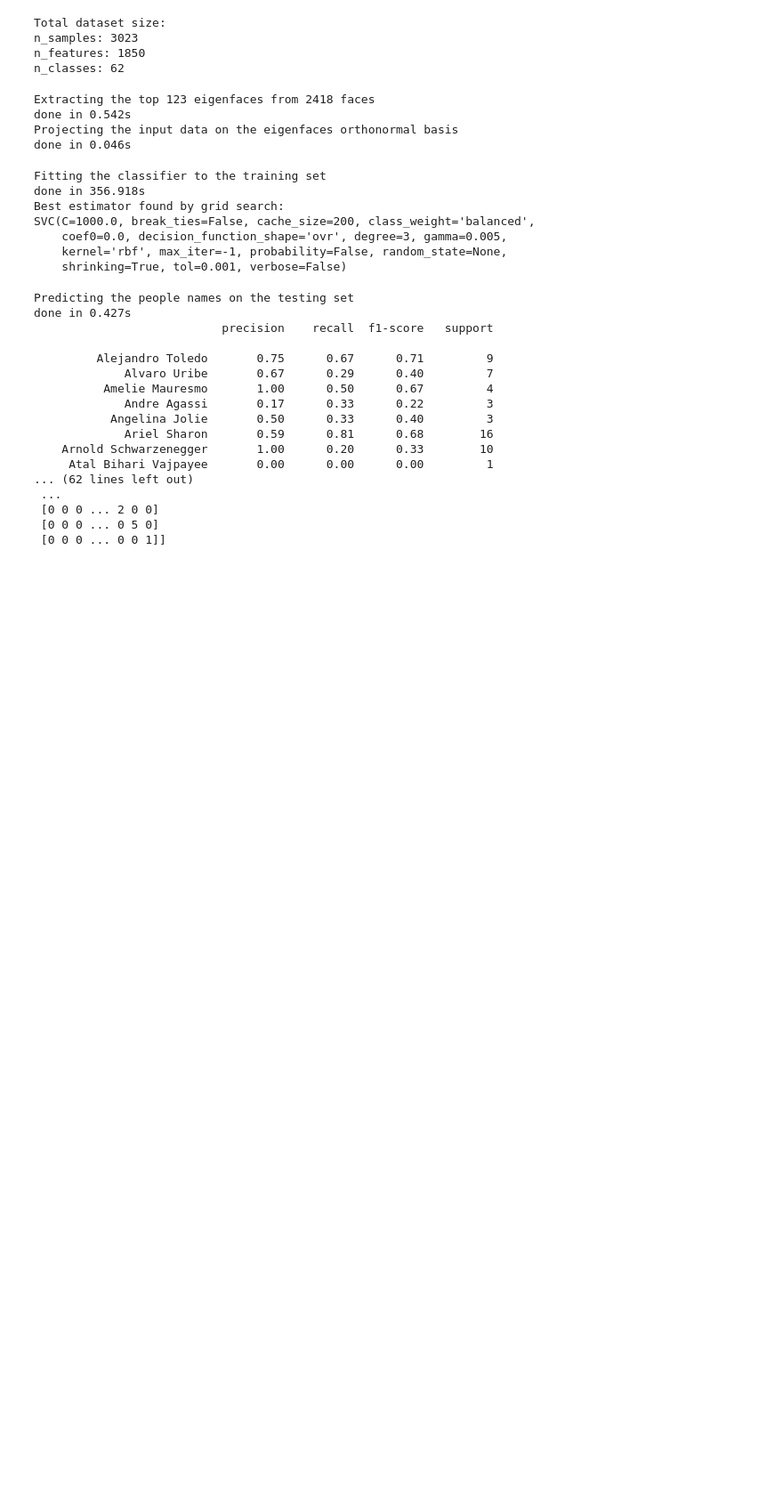
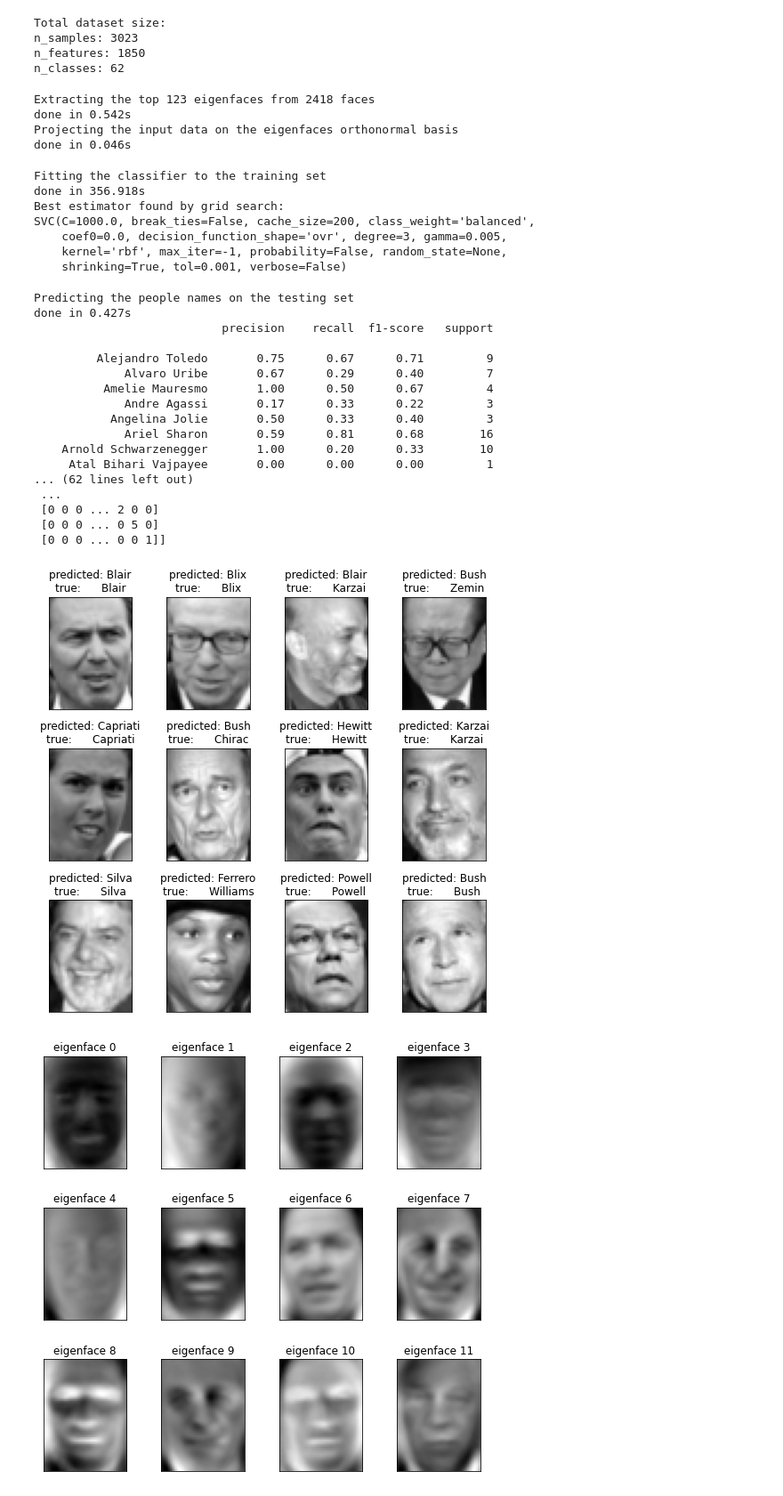
Before and after one commit to salehian/machine-learning, a Jupyter notebook: unsupervised-learning/projects/EigenFaces.ipynb, the cells around one changed output. Shown: that part at 89% size. Drawn from its saved outputs; the diff is of its cells as text; code cells hidden in the pictures; blank space fills up the shorter version.

Commit message:
Qualitative evaluation of the predictions using matplotlib

```diff
--- a/unsupervised-learning/projects/EigenFaces.ipynb
+++ b/unsupervised-learning/projects/EigenFaces.ipynb
@@ -117,3 +117,39 @@ done in 0.427s
  [0 0 0 ... 2 0 0]
  [0 0 0 ... 0 5 0]
  [0 0 0 ... 0 0 1]]
+# %%
+# Qualitative evaluation of the predictions using matplotlib
+
+def plot_gallery(images, titles, h, w, n_row=3, n_col=4):
+    """Helper function to plot a gallery of portraits"""
+    pl.figure(figsize=(1.8 * n_col, 2.4 * n_row))
+    pl.subplots_adjust(bottom=0, left=.01, right=.99, top=.90, hspace=.35)
+    for i in range(n_row * n_col):
+        pl.subplot(n_row, n_col, i + 1)
+        pl.imshow(images[i].reshape((h, w)), cmap=pl.cm.gray)
+        pl.title(titles[i], size=12)
+        pl.xticks(())
+        pl.yticks(())
+
+
+# plot the result of the prediction on a portion of the test set
+
+def title(y_pred, y_test, target_names, i):
+    pred_name = target_names[y_pred[i]].rsplit(' ', 1)[-1]
+    true_name = target_names[y_test[i]].rsplit(' ', 1)[-1]
+    return 'predicted: %s\ntrue:      %s' % (pred_name, true_name)
+
+prediction_titles = [title(y_pred, y_test, target_names, i)
+                         for i in range(y_pred.shape[0])]
+
+plot_gallery(X_test, prediction_titles, h, w)
+
+# plot the gallery of the most significative eigenfaces
+
+eigenface_titles = ["eigenface %d" % i for i in range(eigenfaces.shape[0])]
+plot_gallery(eigenfaces, eigenface_titles, h, w)
+
+pl.show()
+# %% [output]
+[figure, added]
+[figure, added]
```
